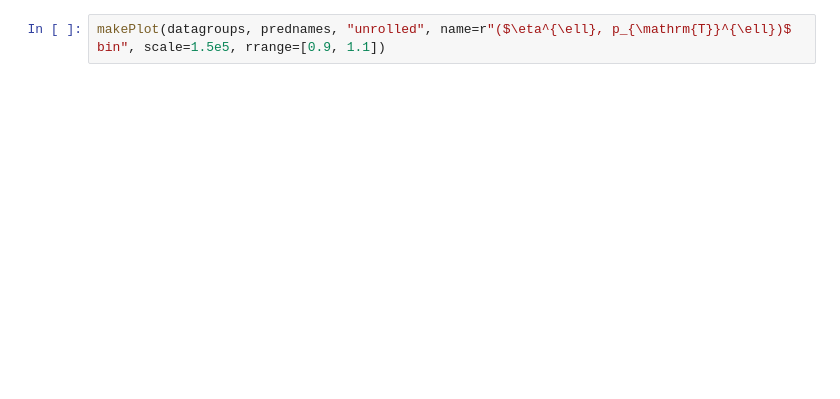
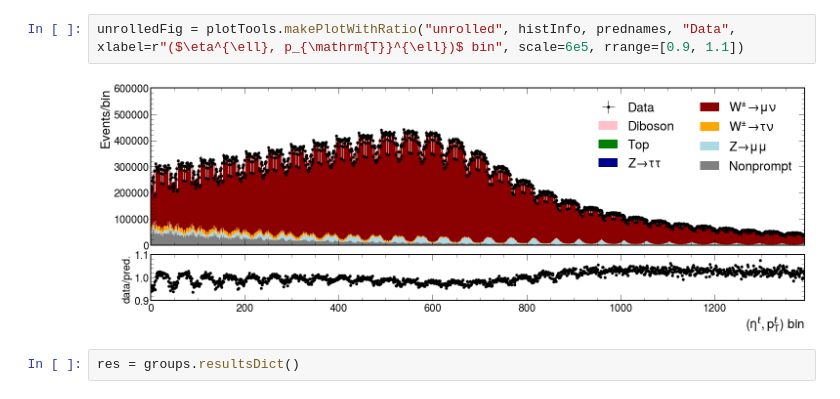
Before and after one commit to bendavid/WRemnants, a Jupyter notebook: notebooks/PlotScratch.ipynb, the cells around one changed output. Drawn from its saved outputs; the diff is of its cells as text; blank space fills up the shorter version.

```diff
--- a/notebooks/PlotScratch.ipynb
+++ b/notebooks/PlotScratch.ipynb
@@ -166,2 +32,6 @@ makePlot(datagroups, prednames, "eta", scale=5e6, name=r"$\eta$", rrange=[0.95,
 # %%
-makePlot(datagroups, prednames, "unrolled", name=r"($\eta^{\ell}, p_{\mathrm{T}}^{\ell})$ bin", scale=1.5e5, rrange=[0.9, 1.1])
+unrolledFig = plotTools.makePlotWithRatio("unrolled", histInfo, prednames, "Data", xlabel=r"($\eta^{\ell}, p_{\mathrm{T}}^{\ell})$ bin", scale=6e5, rrange=[0.9, 1.1])
+# %% [output]
+[figure, added]
+# %%
+res = groups.resultsDict()
```
Also changed, not shown: parts of 19 cells of this notebook, 3 other files.
